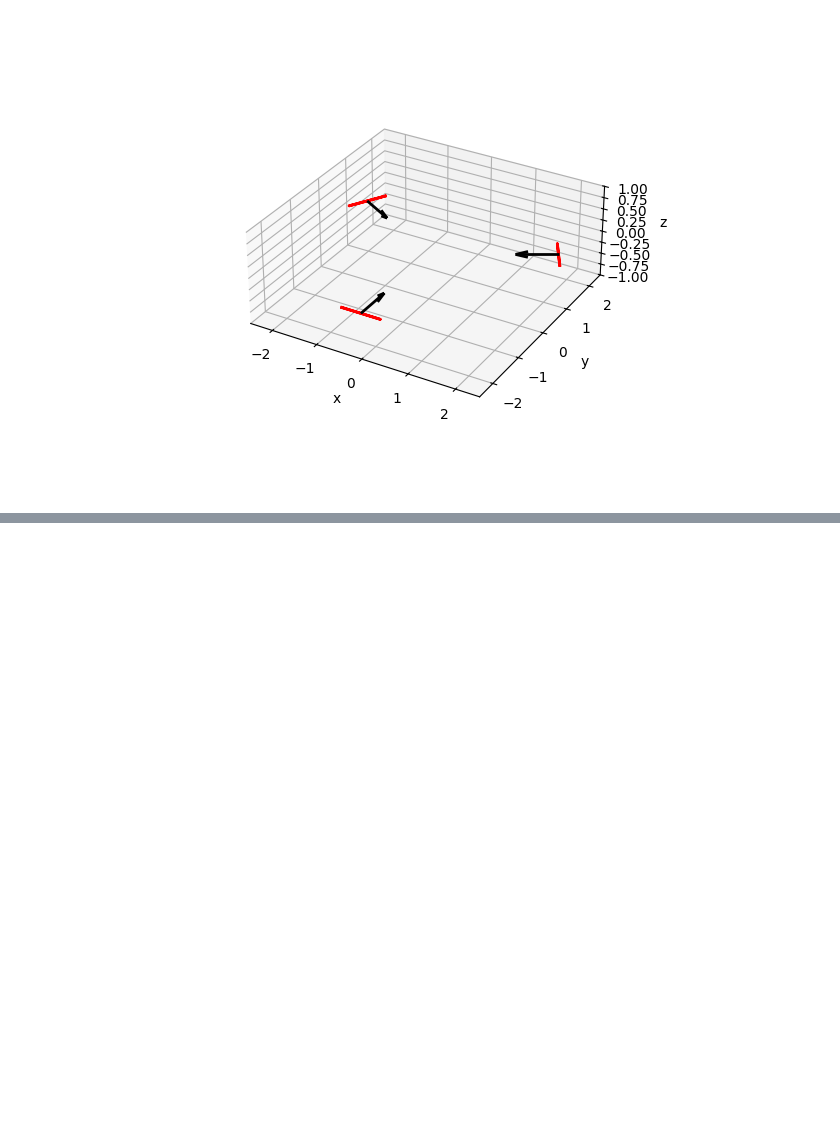
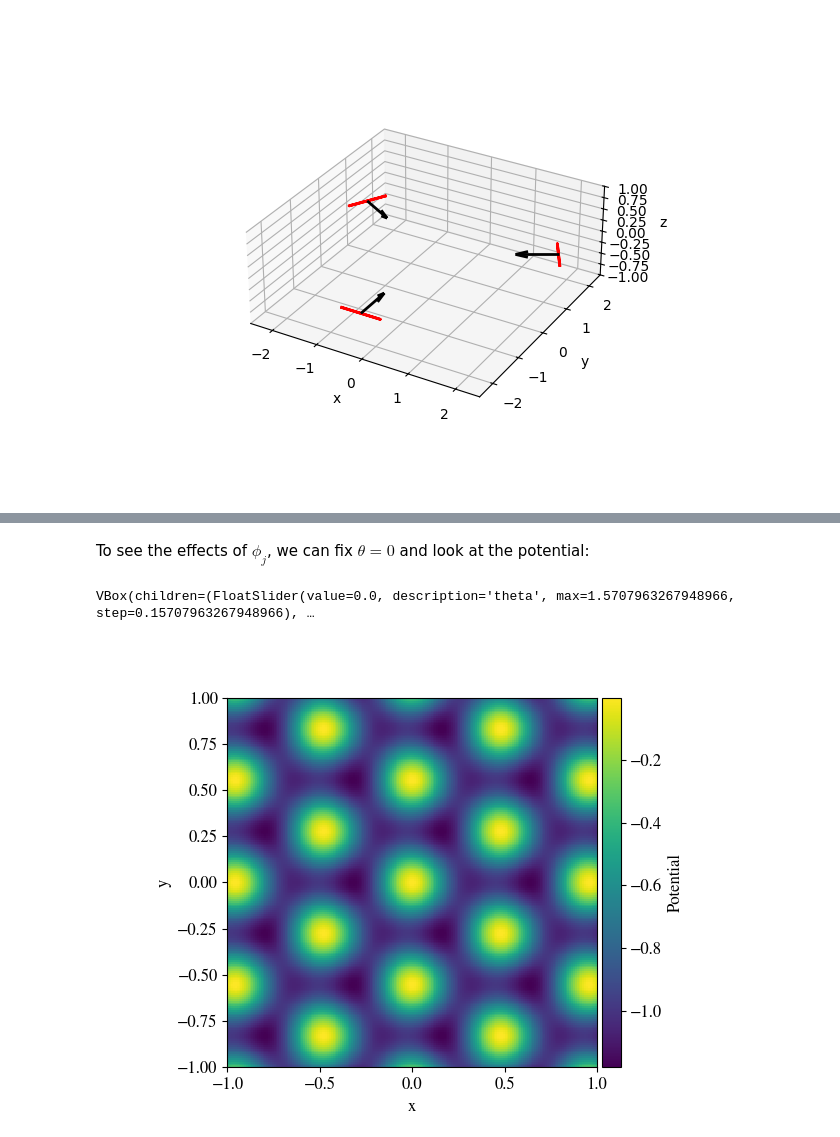
Before and after one commit to GuillotMartin/OptiLat, a Jupyter notebook: docs/PolarizationHoneycomb.ipynb, the cells around one changed output, grey strips where cells are left out. Saved outputs shown, nothing was run; the diff lists cells and outputs as text; code cells hidden in the pictures; blank space fills up the shorter version.

```diff
--- a/docs/PolarizationHoneycomb.ipynb
+++ b/docs/PolarizationHoneycomb.ipynb
@@ -48,0 +179,9 @@ honeycomb = Potential(
+# %% [markdown]
+To see the effects of $\phi_j$, we can fix $\theta = 0$ and look at the potential:
+# %%
+
+honeycomb.plot()
+plt.show()
+# %% [output]
+VBox(children=(FloatSlider(value=0.0, description='theta', max=1.5707963267948966, step=0.15707963267948966), …
+[figure, added]
```
Also changed, not shown: parts of 7 cells of this notebook, 2 other files.
